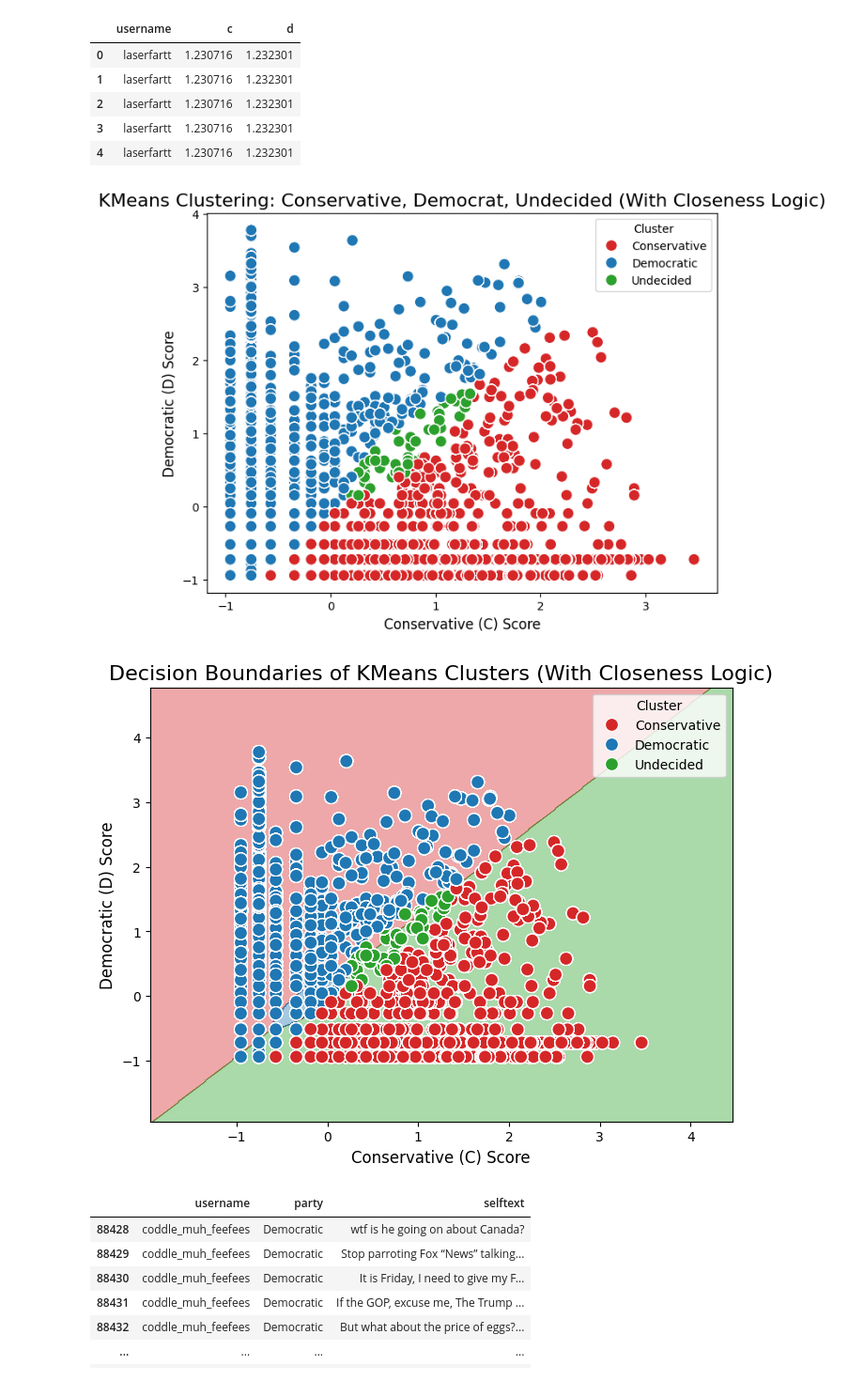
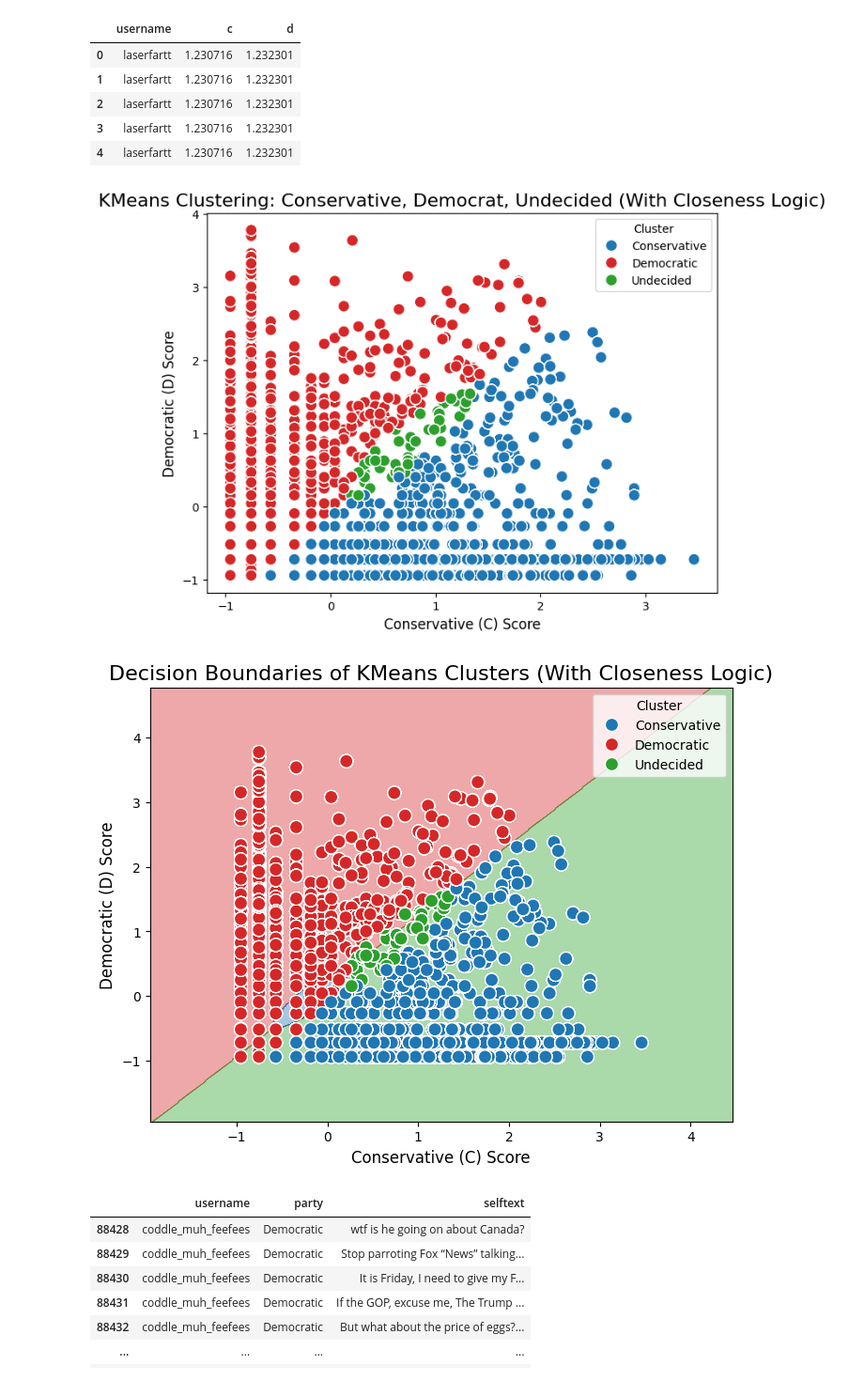
Before and after one commit to edo-lucio/predicting-political-view, a Jupyter notebook: nb.ipynb, the cells around one changed output. Shown at 94% size. Drawn from its saved outputs; the diff is of its cells as text; code cells hidden in the pictures.

```diff
--- a/nb.ipynb
+++ b/nb.ipynb
@@ -91,7 +91,5 @@ def merge_subreddit_members(df, df_subreddit_members):
 
         return df
 # %%
-data = data.copy()
 filtered_data = filter_political_subreddits(data, political_subreddits)
-
-data, filtered_data = merge_subreddit_members(data, subreddits_members) , merge_subreddit_members(filtered_data, subreddits_members )
+filtered_data = merge_subreddit_members(filtered_data, subreddits_members)
@@ -165,3 +173,6 @@ transformed_data = transform_data(filtered_data)
+# %%
+log_transformed_data = log_transform_data(filtered_data)
+transformed_data = transform_data(filtered_data)
 # %% [markdown]
 Average of the karma distribution per each label looks similar in subreddits of both political labels.
 This result suggests that user's of both subreddits group have similar upvote behaviours. With democrats showing a higher average.
@@ -172,7 +183,7 @@ In general, democrats subreddits appear to have a higher variability. This can b
 # %%
 import pandas as pd
 
-def add_party_scores(data: pd.DataFrame) -> pd.DataFrame:
+def add_party_scores(data: pd.DataFrame, value: str) -> pd.DataFrame:
     """
     Processes the transformed data by performing pivoting, normalization, and merging.
 
@@ -186,21 +197,19 @@ def add_party_scores(data: pd.DataFrame) -> pd.DataFrame:
     pivoted = data.pivot_table(
         index=["username"],
         columns="label",
-        values="label_score",
+        values=value,
         fill_value=0
     ).reset_index()
 
-    # Normalize columns 'c' and 'd'
     for col in ["c", "d"]:
         pivoted[col] = (pivoted[col] - pivoted[col].mean()) / pivoted[col].std()
 
-    # Calculate the difference between 'c' and 'd'
     pivoted["c_d"] = pivoted["c"] - pivoted["d"]
+    pivoted = pivoted.fillna(0)
 
-    # Merge the pivoted data back into the original data
     result = data.merge(right=pivoted, on="username", how="left")
 
     return result
 
-transformed_data = add_party_scores(transformed_data)
-# transformed_data_prime = add_party_scores(transformed_data_prime)
+log_transformed_data_pivoted = add_party_scores(log_transformed_data, "label_score")
+transformed_data_pivoted = add_party_scores(transformed_data, "label_score")
@@ -234,10 +315,9 @@ import seaborn as sns
 import numpy as np
 from matplotlib.colors import ListedColormap
 
-
 COLOR_PALETTE = {
-    "Conservative": "#d62728",
-    "Democratic": "#1f77b4",
+    "Conservative": "#1f77b4",
+    "Democratic": "#d62728",
     "Undecided": "#2ca02c"
 }
 
@@ -348,37 +428,34 @@ def detect_parties(data, proximity_threshold=1.5, plot_data=False):
     X = preprocess_data(data, ["c", "d"])
     labels, centroids = perform_kmeans_clustering(X)
 
     # Calculate score differences
     score_differences = centroids[:, 0] - centroids[:, 1]
     global conservative_cluster, democratic_cluster, undecided_cluster
     undecided_cluster = np.argmin(np.abs(score_differences))
     conservative_cluster = np.argmax(score_differences)
     democratic_cluster = 3 - undecided_cluster - conservative_cluster
 
     # Map numeric clusters to descriptive labels
     cluster_labels = {
         conservative_cluster: "Conservative",
         democratic_cluster: "Democratic",
         undecided_cluster: "Undecided"
     }
 
     # Assign clusters with penalty logic
     labels_with_penalty = assign_clusters_with_penalty(X, centroids, proximity_threshold)
 
     # Map clusters to descriptive labels
     data['party'] = map_cluster_labels(labels_with_penalty, cluster_labels)
 
     if plot_data:
         plot(data)
 
     return data
 
-
-
 # Apply process to both datasets
-transformed_data = detect_parties(transformed_data, 1.5, plot_data=True)
-transformed_data_prime = detect_parties(transformed_data_prime)
+log_transformed_data_pivoted = detect_parties(log_transformed_data_pivoted, 1.5, plot_data=True)
 # %% [output]
-[figure, old version]
+[figure, new version]
-[figure, old version]
+[figure, new version]
 # %%
```
Also changed, not shown: parts of 26 cells of this notebook.
